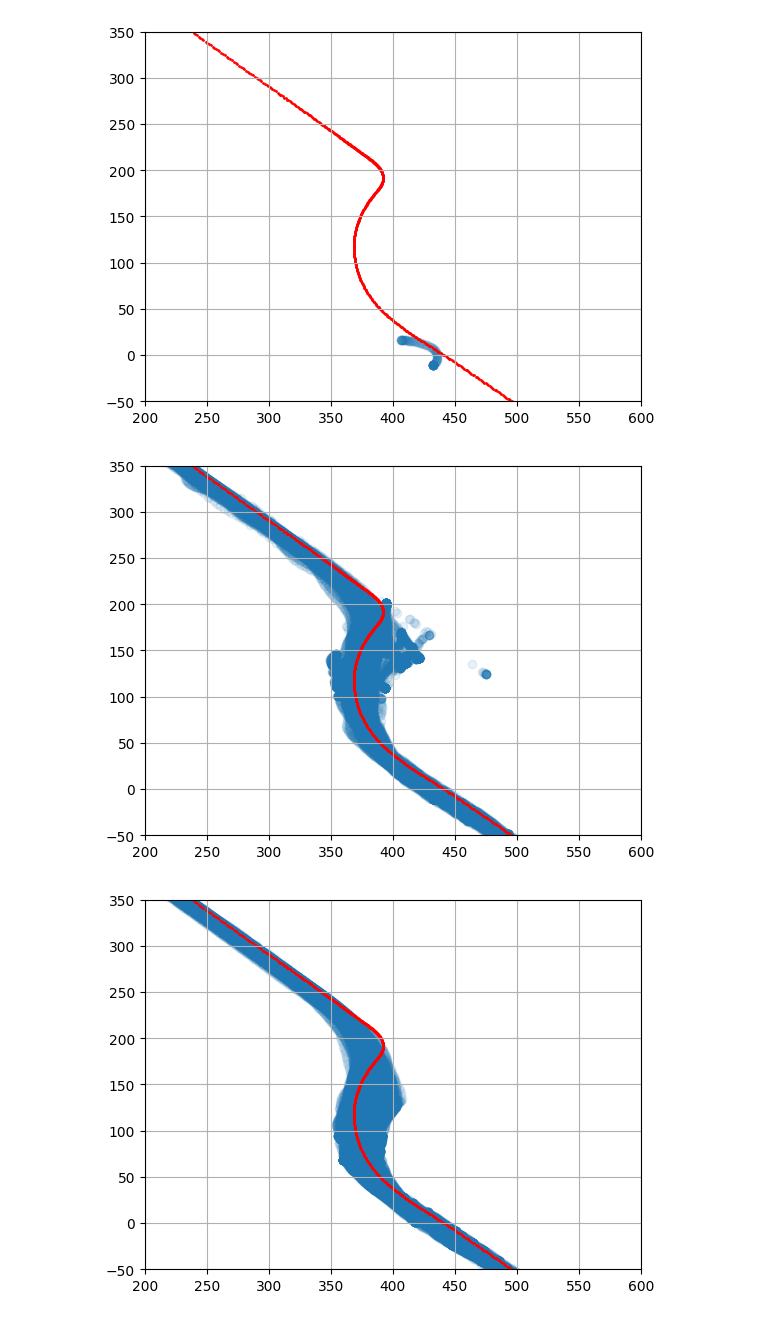
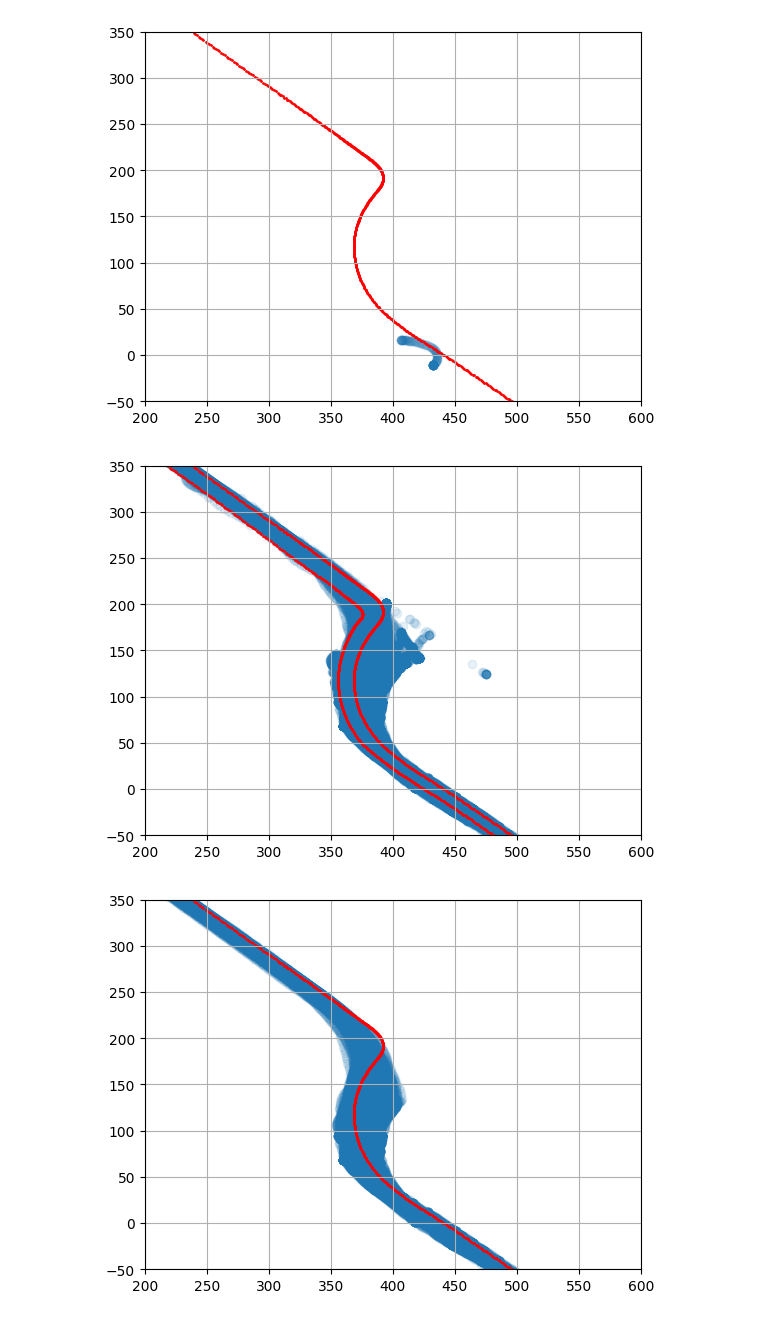
Before and after one commit to Bgon01/Data3001-capstone, a Jupyter notebook: eda/eda.ipynb, the cells around one changed output. Cells and saved outputs as stored; diff of their text form; code cells hidden in the pictures.

```diff
--- a/eda/eda.ipynb
+++ b/eda/eda.ipynb
@@ -258,14 +236,15 @@ plt.show()
 # %% [output]
 [figure]
 # %%
-plt.scatter(sector1_22["WORLDPOSX"], sector1_22["WORLDPOSY"], alpha=0.1)
+plt.scatter(df["WORLDPOSX"], df["WORLDPOSY"], alpha=0.1)
 plt.scatter(left_df["WORLDPOSX"], left_df["WORLDPOSY"], c='red', s=1)
+plt.scatter(right_df["WORLDPOSX"], right_df["WORLDPOSY"], c='red', s=1)
 plt.xlim(200, 600)
 plt.ylim(-50, 350)
 plt.grid(True)
 plt.show()
 # %% [output]
-[figure, old version]
+[figure, new version]
 # %%
 plt.scatter(sector1_23["WORLDPOSX"], sector1_23["WORLDPOSY"], alpha=0.1)
 plt.scatter(left_df["WORLDPOSX"], left_df["WORLDPOSY"], c='red', s=1)
```
Also changed, not shown: parts of 5 cells of this notebook, 1 other file.
